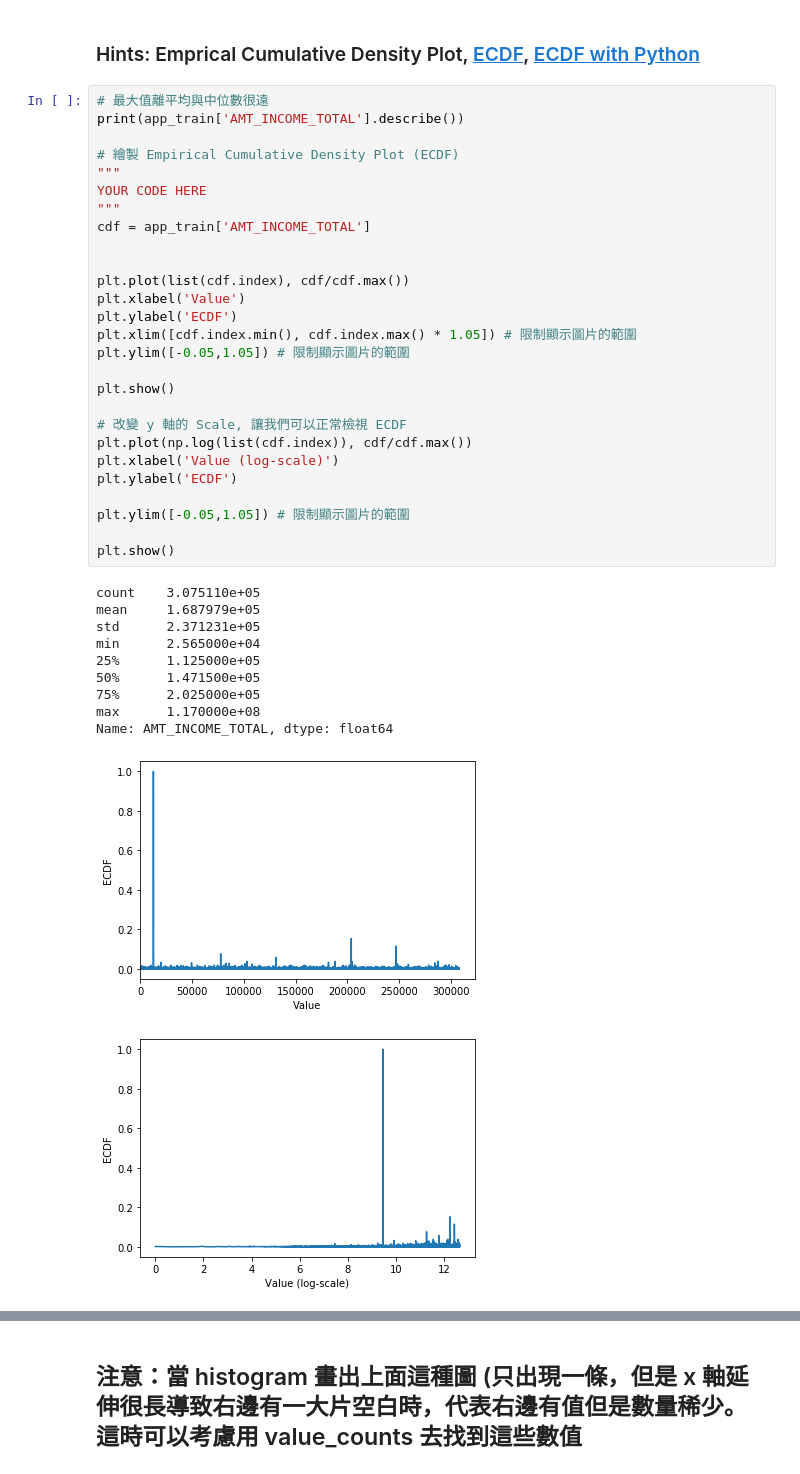
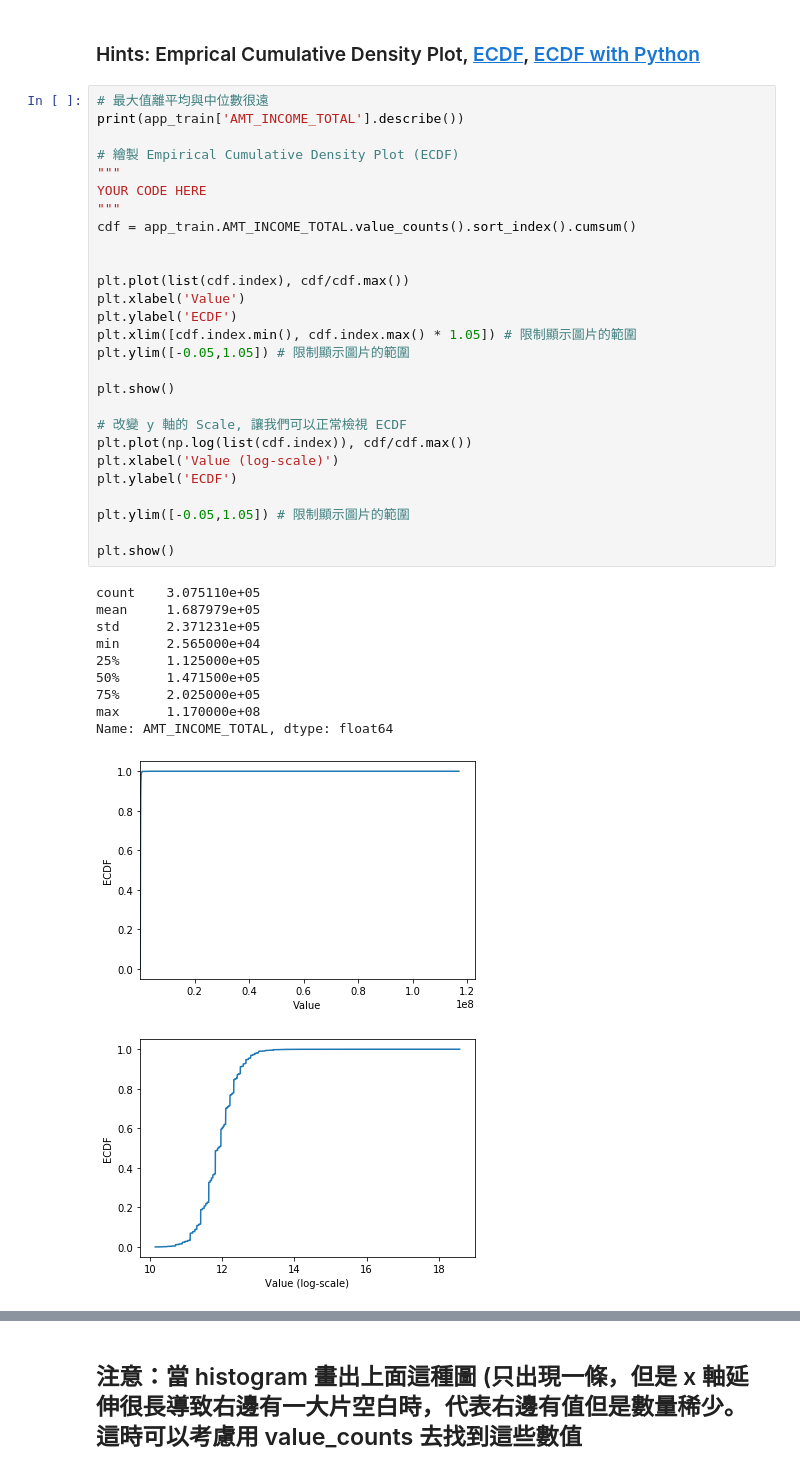
Before and after one commit to a29452291/ML100Days, a Jupyter notebook: homework/Day_009_HW.ipynb, the cells around one changed output, grey strips where cells are left out. Drawn from its saved outputs; the diff is of its cells as text.

```diff
--- a/homework/Day_009_HW.ipynb
+++ b/homework/Day_009_HW.ipynb
@@ -99,37 +99,37 @@ print(app_train['AMT_INCOME_TOTAL'].describe())
 """
 YOUR CODE HERE
 """
-cdf = app_train['AMT_INCOME_TOTAL']
+cdf = app_train.AMT_INCOME_TOTAL.value_counts().sort_index().cumsum()
 
 
 plt.plot(list(cdf.index), cdf/cdf.max())
 plt.xlabel('Value')
 plt.ylabel('ECDF')
 plt.xlim([cdf.index.min(), cdf.index.max() * 1.05]) # 限制顯示圖片的範圍
 plt.ylim([-0.05,1.05]) # 限制顯示圖片的範圍
 
 plt.show()
 
 # 改變 y 軸的 Scale, 讓我們可以正常檢視 ECDF
 plt.plot(np.log(list(cdf.index)), cdf/cdf.max())
 plt.xlabel('Value (log-scale)')
 plt.ylabel('ECDF')
 
 plt.ylim([-0.05,1.05]) # 限制顯示圖片的範圍
 
 plt.show()
 # %% [output]
 count    3.075110e+05
 mean     1.687979e+05
 std      2.371231e+05
 min      2.565000e+04
 25%      1.125000e+05
 50%      1.471500e+05
 75%      2.025000e+05
 max      1.170000e+08
 Name: AMT_INCOME_TOTAL, dtype: float64
-[figure, old version]
+[figure, new version]
-[figure, old version]
+[figure, new version]
 # %% [markdown]
 ## 補充：Normal dist 的 ECDF
 ![ecdf_normal](https://au.mathworks.com/help/examples/stats/win64/PlotEmpiricalCdfAndCompareWithSamplingDistributionExample_01.png)
```
Also changed, not shown: parts of 3 cells of this notebook.
